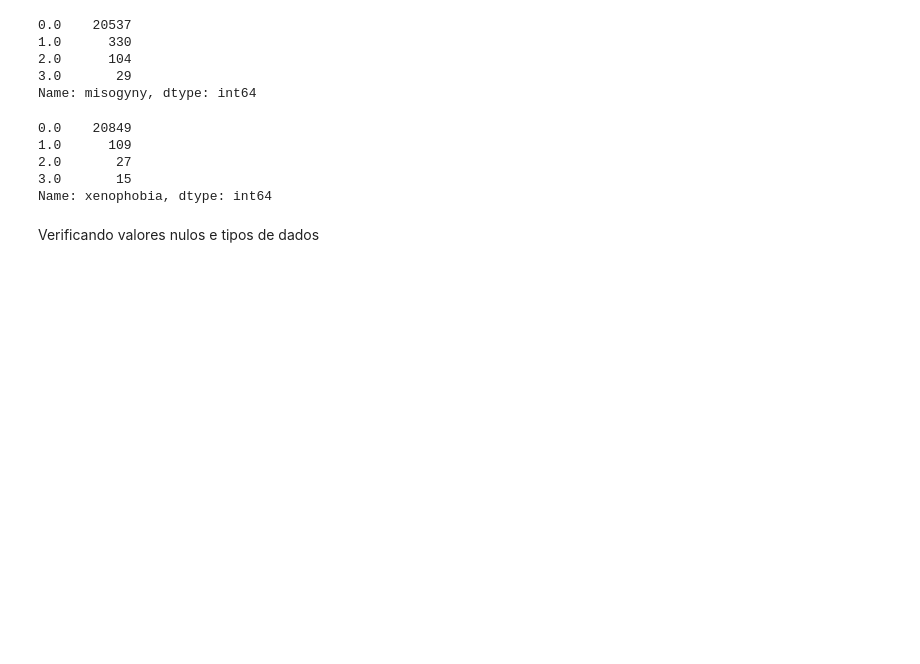
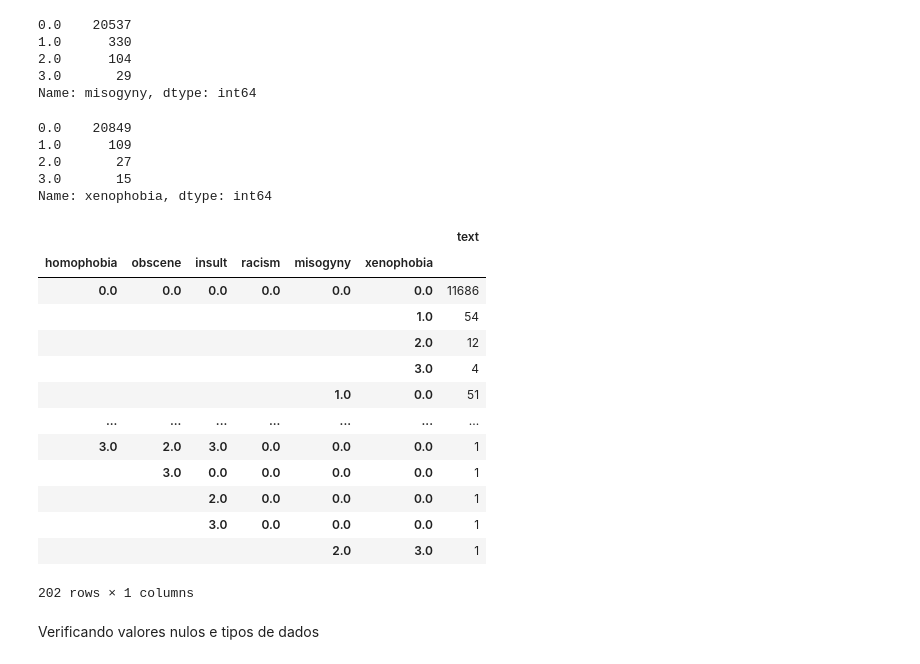
Before and after one commit to GGMmattos/GGMmattos, a Jupyter notebook: PIC_Construção_de_modelos_de_detecção_automática_de_linguagem_ofensiva_e_ou_de_ódio_em_língua_portuguesa_.ipynb, the cells around one changed output. Cells and saved outputs as stored; diff of their text form; code cells hidden in the pictures; blank space fills up the shorter version.

```diff
--- a/PIC_Construção_de_modelos_de_detecção_automática_de_linguagem_ofensiva_e_ou_de_ódio_em_língua_portuguesa_.ipynb
+++ b/PIC_Construção_de_modelos_de_detecção_automática_de_linguagem_ofensiva_e_ou_de_ódio_em_língua_portuguesa_.ipynb
@@ -130,6 +143,25 @@ base_toldbr['xenophobia'].value_counts()
 2.0       27
 3.0       15
 Name: xenophobia, dtype: int64
+# %%
+a = base_toldbr.groupby(['homophobia', 'obscene','insult', 'racism', 'misogyny', 'xenophobia']).nunique()
+# %%
+a
+# %% [output]
+|  |  |  |  |  |  | text |
+| homophobia | obscene | insult | racism | misogyny | xenophobia |  |
+| 0.0 | 0.0 | 0.0 | 0.0 | 0.0 | 0.0 | 11686 |
+|  |  |  |  |  | 1.0 | 54 |
+|  |  |  |  |  | 2.0 | 12 |
+|  |  |  |  |  | 3.0 | 4 |
+|  |  |  |  | 1.0 | 0.0 | 51 |
+| ... | ... | ... | ... | ... | ... | ... |
+| 3.0 | 2.0 | 3.0 | 0.0 | 0.0 | 0.0 | 1 |
+|  | 3.0 | 0.0 | 0.0 | 0.0 | 0.0 | 1 |
+|  |  | 2.0 | 0.0 | 0.0 | 0.0 | 1 |
+|  |  | 3.0 | 0.0 | 0.0 | 0.0 | 1 |
+|  |  |  |  | 2.0 | 3.0 | 1 |
+202 rows × 1 columns
 # %% [markdown]
 Verificando valores nulos e tipos de dados
 # %%
```
Also changed, not shown: parts of 94 cells of this notebook.
